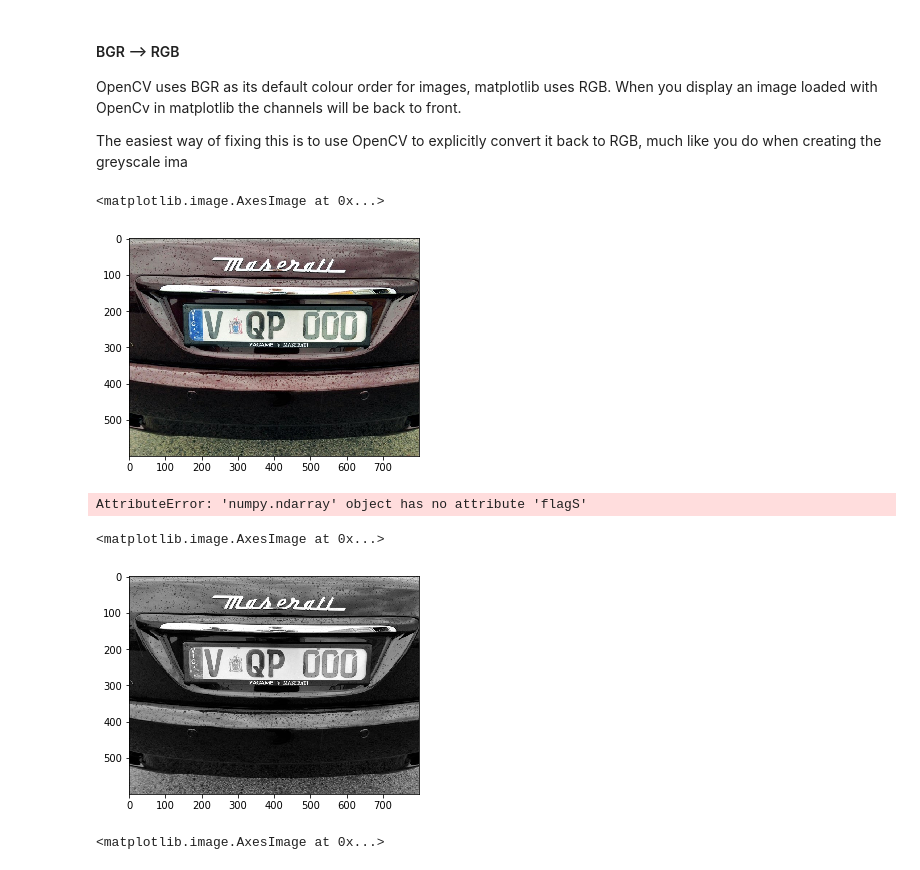
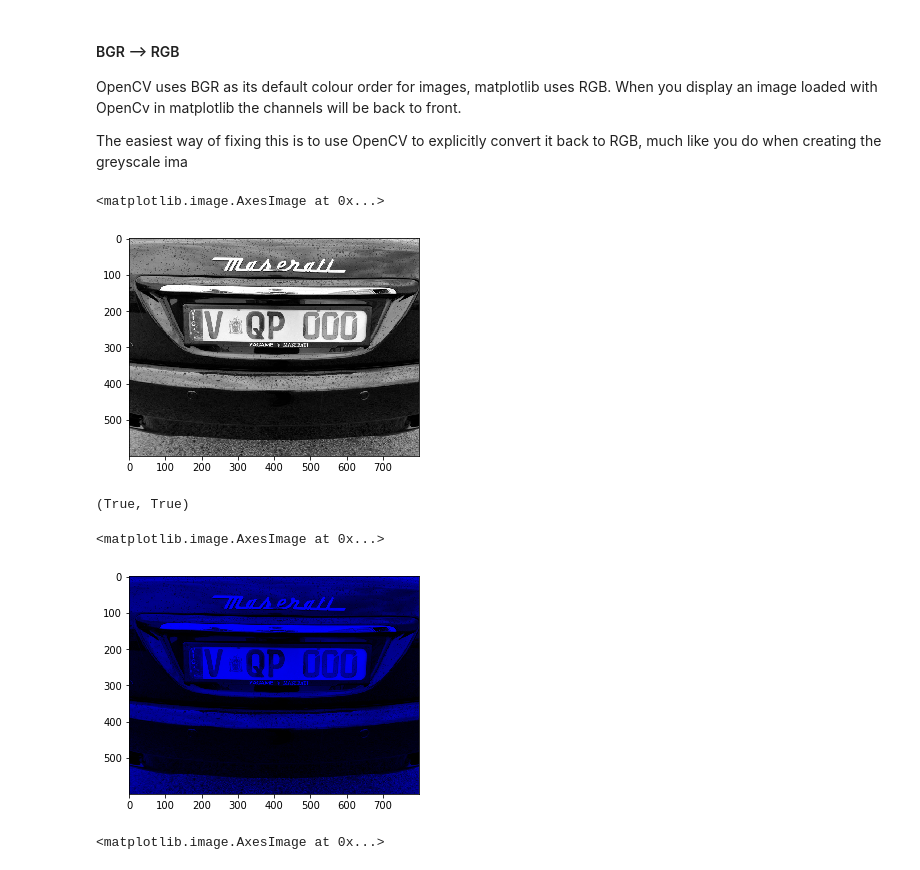
Before and after one commit to wQuole/ELEC4630, a Jupyter notebook: Assignment 1/task1.ipynb, the cells around one changed output. Drawn from its saved outputs; the diff is of its cells as text; code cells hidden in the pictures.

```diff
--- a/Assignment 1/task1.ipynb
+++ b/Assignment 1/task1.ipynb
@@ -10,23 +10,23 @@ OpenCV uses BGR as its default colour order for images, matplotlib uses RGB. Whe
 
 The easiest way of fixing this is to use OpenCV to explicitly convert it back to RGB, much like you do when creating the greyscale ima
 # %%
-img = cv.imread('images/car1.jpg')
+img = cv.imread('images/car1.jpg', cv.IMREAD_GRAYSCALE)
 RGB_img = cv.cvtColor(img, cv.COLOR_BGR2RGB)
 plt.imshow(RGB_img)
 # %% [output]
 <matplotlib.image.AxesImage at 0x...>
-[figure, old version]
+[figure, new version]
 # %%
-RGB_img.flags['C_CONTIGUOUS'], img.flagS['C_CONTIGUOS']
+RGB_img.flags['C_CONTIGUOUS'], img.flags['C_CONTIGUOUS']
 # %% [output]
-AttributeError: 'numpy.ndarray' object has no attribute 'flagS'
+(True, True)
 # %%
-gray = cv.cvtColor(RGB_img, cv.COLOR_BGR2GRAY)
+gray = cv.cvtColor(RGB_img, cv.COLOR_RGB2HSV)
 # %%
-plt.imshow(cv.cvtColor(gray, cv.COLOR_BGR2RGB))
+plt.imshow(gray)
 # %% [output]
 <matplotlib.image.AxesImage at 0x...>
-[figure, old version]
+[figure, new version]
 # %%
 #cv2.imshow("grayscale",gray)
 #cv2.waitKey(1)
```
Also changed, not shown: parts of 3 cells of this notebook, 3 other files.
